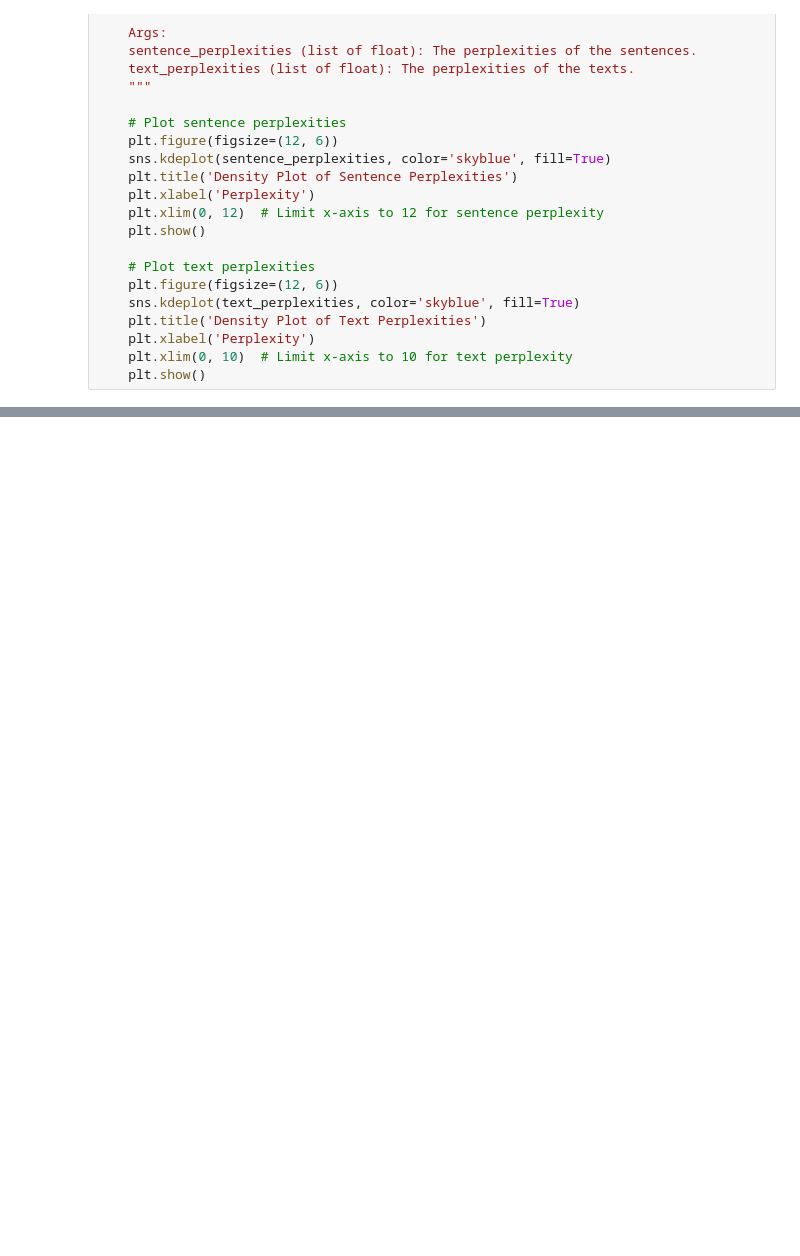
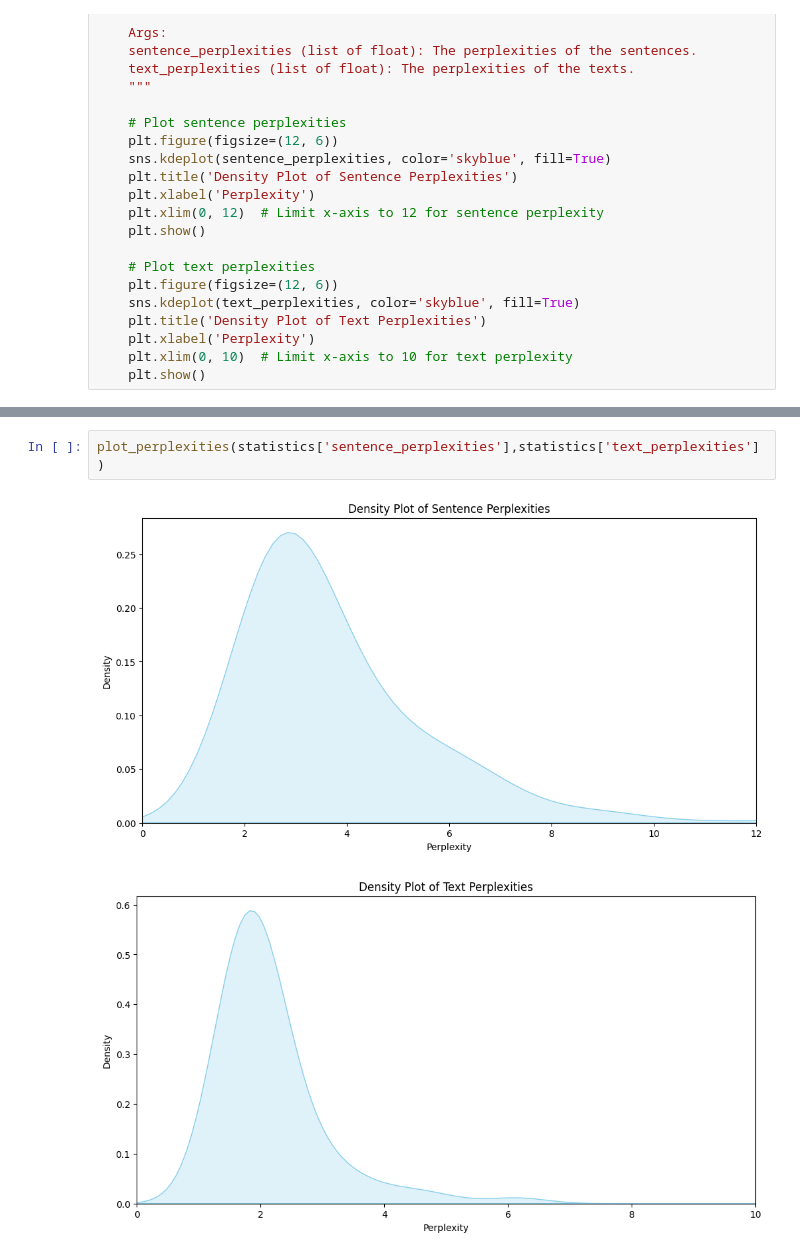
Before and after one commit to ucaba60/COMP0073, a Jupyter notebook: DetectGPT_Code/data_generation_test.ipynb, the cells around one changed output, grey strips where cells are left out. Drawn from its saved outputs; the diff is of its cells as text; blank space fills up the shorter version.

```diff
--- a/DetectGPT_Code/data_generation_test.ipynb
+++ b/DetectGPT_Code/data_generation_test.ipynb
@@ -346,3 +345,8 @@ Average sentence length: 22.97087378640777
 Average sentence perplexity: 4.01935589930772
 Average text perplexity: 2.2276509324709575
 NameError: name 'statiscits' is not defined
+# %%
+plot_perplexities(statistics['sentence_perplexities'],statistics['text_perplexities'])
+# %% [output]
+[figure, added]
+[figure, added]
```
Also changed, not shown: parts of 1 cell of this notebook, 1 other file.
